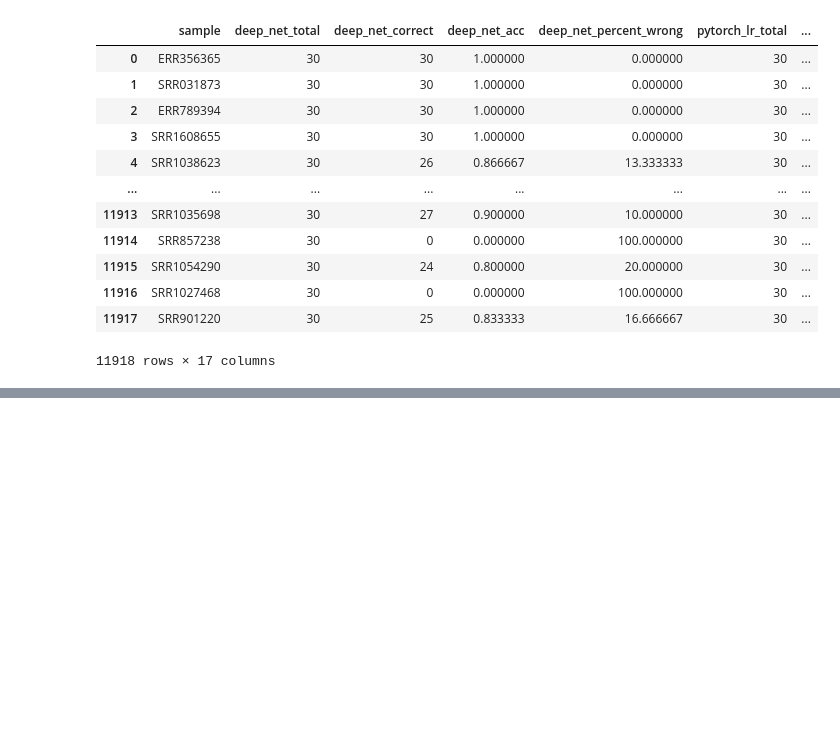
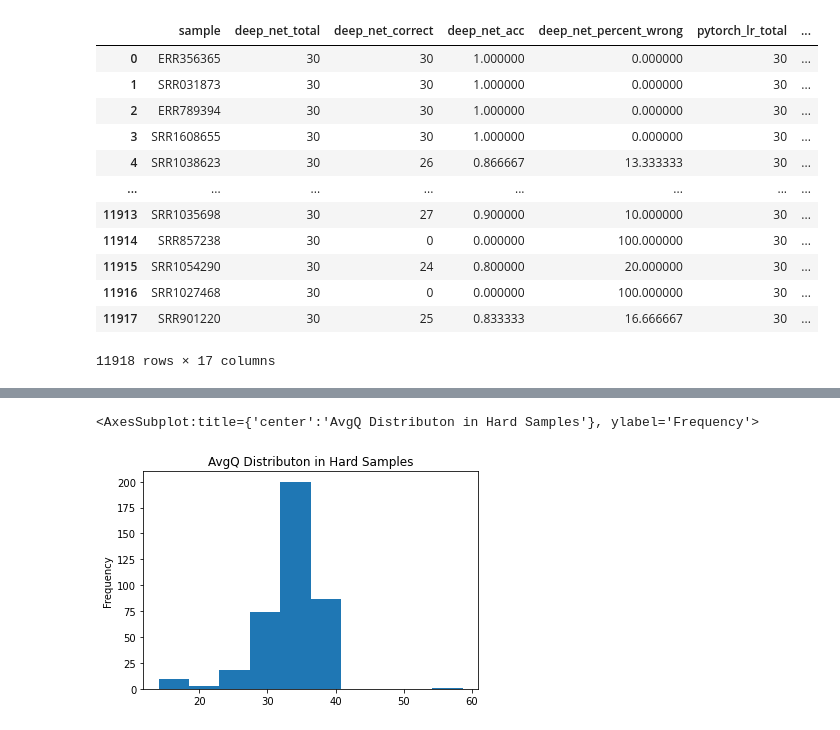
Before and after one commit to greenelab/linear_signal, a Jupyter notebook: notebook/analysis/visualize_errors.ipynb, the cells around one changed output, grey strips where cells are left out. Cells and saved outputs as stored; diff of their text form; code cells hidden in the pictures; blank space fills up the shorter version.

```diff
--- a/notebook/analysis/visualize_errors.ipynb
+++ b/notebook/analysis/visualize_errors.ipynb
@@ -253,0 +322,3 @@ print(studies)
+# %%
+hard_sample_df = metadata_df.loc[hard_samples]
+hard_sample_df
@@ -253,0 +369,6 @@ print(studies)
+# %%
+hard_sample_df['recount_seq_qc.avgq'] = hard_sample_df['recount_seq_qc.avgq'].astype(float)
+hard_sample_df['recount_seq_qc.avgq'].plot.hist(title='AvgQ Distributon in Hard Samples')
+# %% [output]
+<AxesSubplot:title={'center':'AvgQ Distributon in Hard Samples'}, ylabel='Frequency'>
+[figure, added]
```
Also changed, not shown: parts of 32 cells of this notebook.
